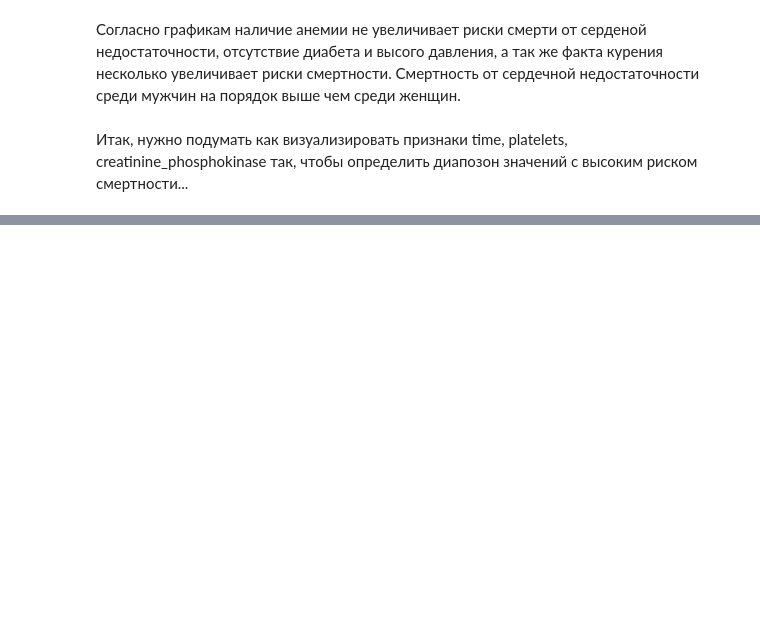
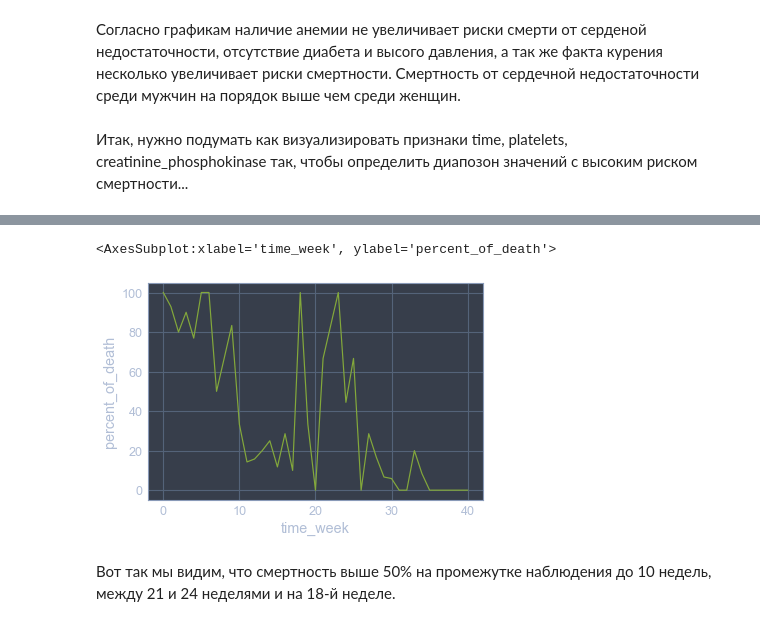
Before and after one commit to stusha-stu/Heart-Failure-Prediction-Project, a Jupyter notebook: heart_failure_clinical_records_predicting_death.ipynb, the cells around one changed output, grey strips where cells are left out. Drawn from its saved outputs; the diff is of its cells as text; code cells hidden in the pictures; blank space fills up the shorter version.

Commit message:
time to weeks

```diff
--- a/heart_failure_clinical_records_predicting_death.ipynb
+++ b/heart_failure_clinical_records_predicting_death.ipynb
@@ -196,0 +203,3 @@ for i in range(len(list_of_categorical_features)-1):
+# %%
+data['time_week'] = (data['time']-1)//7
+data.sample(8)
@@ -196,0 +216,8 @@ for i in range(len(list_of_categorical_features)-1):
+# %%
+df_time = pd.DataFrame()
+
+df_time['death'] = data.groupby('time_week')['death_event'].sum()
+df_time['count'] = data.groupby('time_week')['death_event'].count()
+df_time['percent_of_death'] = df_time['death']*100/df_time['count']
+
+df_time.sort_values(by='percent_of_death', ascending=False)
@@ -196,0 +243,7 @@ for i in range(len(list_of_categorical_features)-1):
+# %%
+sns.lineplot(data=df_time, x="time_week", y="percent_of_death", color = 'g')
+# %% [output]
+<AxesSubplot:xlabel='time_week', ylabel='percent_of_death'>
+[figure, added]
+# %% [markdown]
+Вот так мы видим, что смертность выше 50% на промежутке наблюдения до 10 недель, между 21 и 24 неделями и на 18-й неделе.
```
Also changed, not shown: parts of 11 cells of this notebook.
